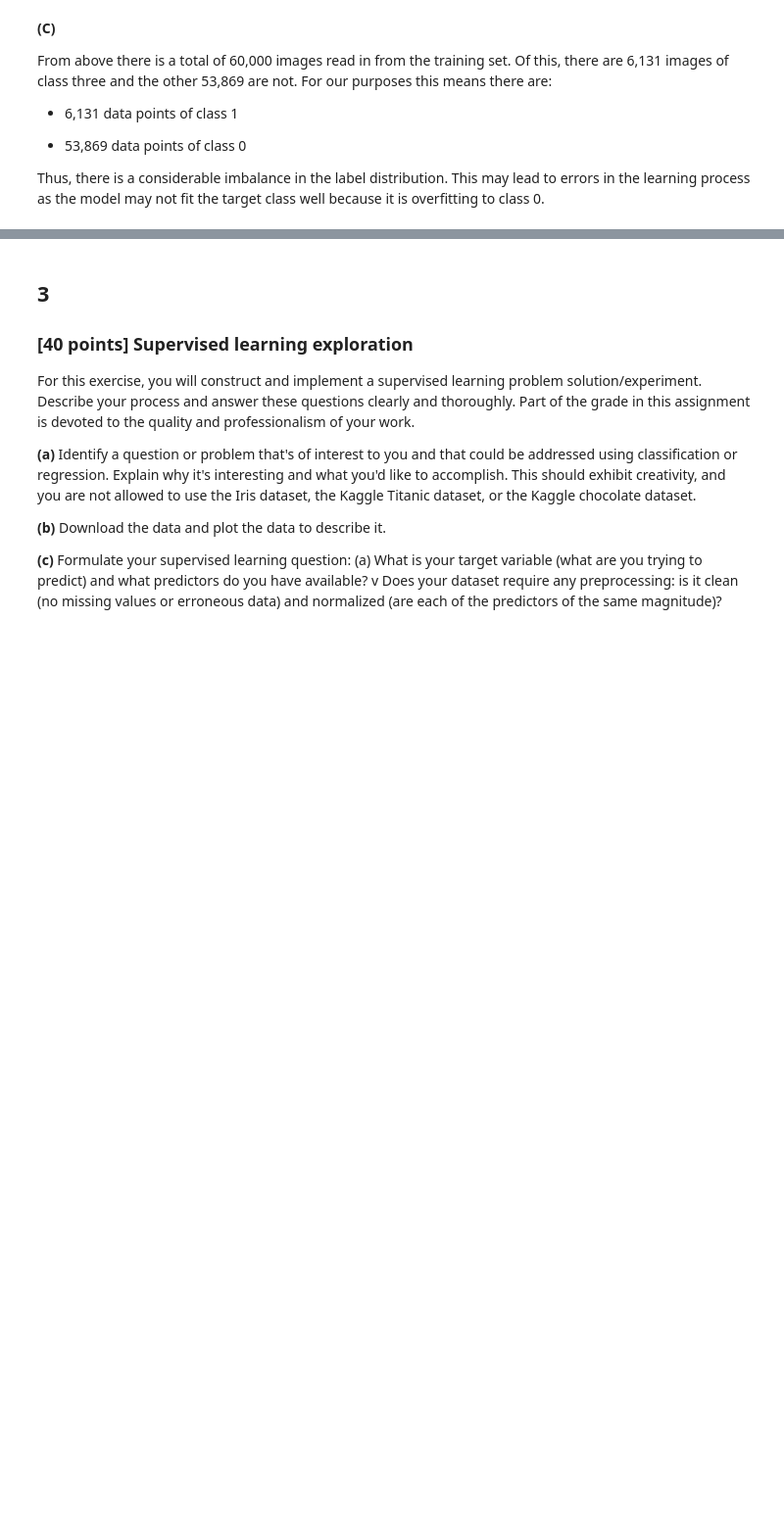
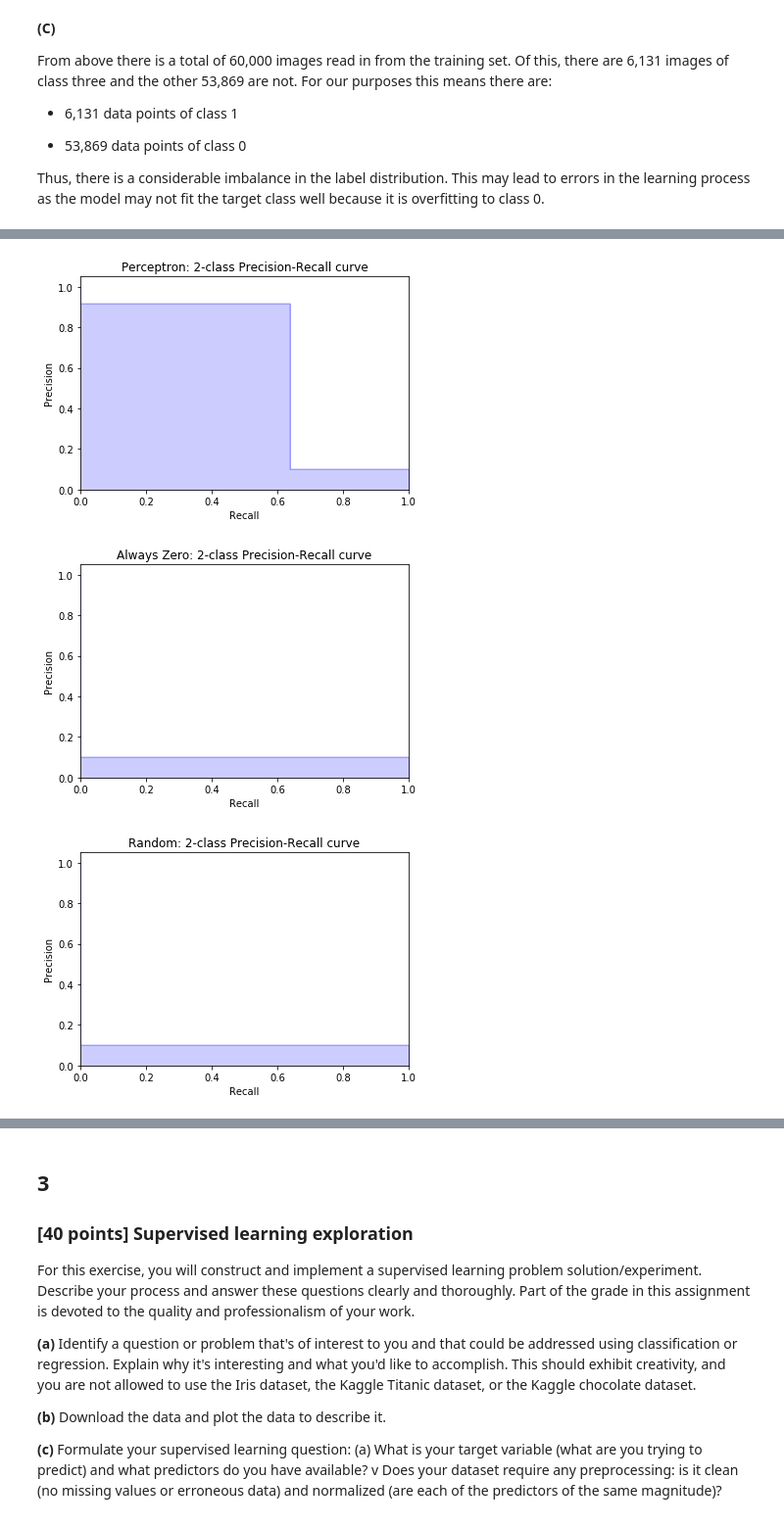
Before and after one commit to inkawhich/machine-learning-course, a Jupyter notebook: Assignment 3.ipynb, the cells around one changed output, grey strips where cells are left out. Shown at 98% size. Saved outputs shown, nothing was run; the diff lists cells and outputs as text; code cells hidden in the pictures; blank space fills up the shorter version.

```diff
--- a/Assignment 3.ipynb
+++ b/Assignment 3.ipynb
@@ -869,0 +876,59 @@ Accuracy =  0.95941328444
+# %%
+# Do precision recall curves for my classifier, random guesses, and always 0
+skf = StratifiedKFold(n_splits=2)
+
+# For each split
+for train_index, test_index in skf.split(X, y):
+    # Extract the training/testing data and labels that will be used in this split
+    X_train = [X[k] for k in train_index]
+    X_test = [X[k] for k in test_index]
+    y_train = [y[k] for k in train_index]
+    y_test = [y[k] for k in test_index]
+
+    # Create and fit a perceptron classifier
+    perceptron = sklearn.linear_model.Perceptron()
+    perceptron.fit(X_train, y_train)
+
+    # Run predictions with perceptron
+    preds = perceptron.predict(X_test)
+
+    # Always guess zero preds
+    agz_preds = np.zeros(len(preds))
+
+    # Random guessing preds
+    random_preds = np.random.randint(2, size=len(preds))
+
+    precision, recall, _ = precision_recall_curve(y_test, preds)
+    plt.step(recall, precision, color='b', alpha=0.2,where='post')
+    plt.fill_between(recall, precision, step='post', alpha=0.2,color='b')
+    plt.xlabel('Recall')
+    plt.ylabel('Precision')
+    plt.ylim([0.0, 1.05])
+    plt.xlim([0.0, 1.0])
+    plt.title('Perceptron: 2-class Precision-Recall curve')
+    plt.show()
+
+    precision, recall, _ = precision_recall_curve(y_test, agz_preds)
+    plt.step(recall, precision, color='b', alpha=0.2,where='post')
+    plt.fill_between(recall, precision, step='post', alpha=0.2,color='b')
+    plt.xlabel('Recall')
+    plt.ylabel('Precision')
+    plt.ylim([0.0, 1.05])
+    plt.xlim([0.0, 1.0])
+    plt.title('Always Zero: 2-class Precision-Recall curve')
+    plt.show()
+
+    precision, recall, _ = precision_recall_curve(y_test, random_preds)
+    plt.step(recall, precision, color='b', alpha=0.2,where='post')
+    plt.fill_between(recall, precision, step='post', alpha=0.2,color='b')
+    plt.xlabel('Recall')
+    plt.ylabel('Precision')
+    plt.ylim([0.0, 1.05])
+    plt.xlim([0.0, 1.0])
+    plt.title('Random: 2-class Precision-Recall curve')
+    plt.show()
+    break
+# %% [output]
+[figure, added]
+[figure, added]
+[figure, added]
```
Also changed, not shown: parts of 28 cells of this notebook.
